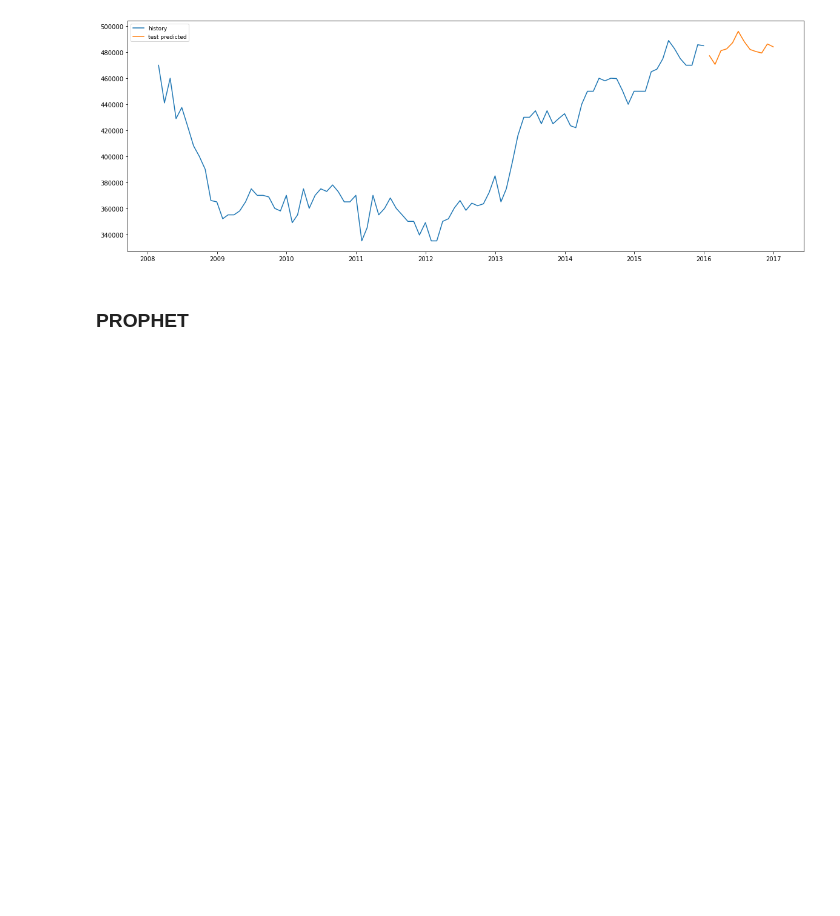
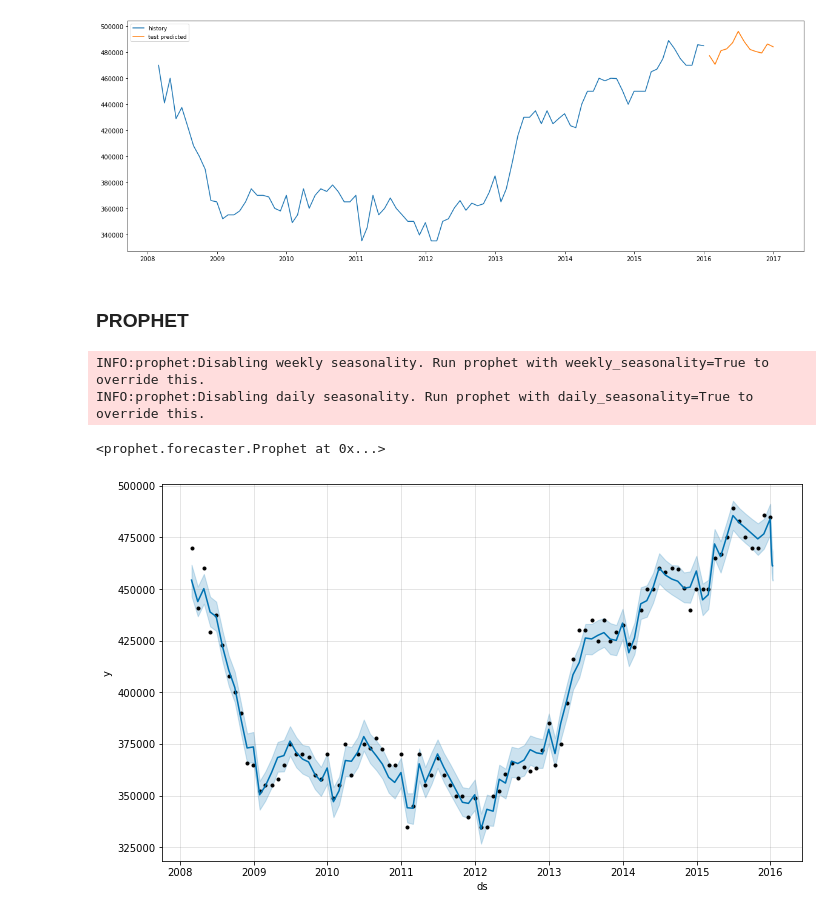
Before and after one commit to camilochaves10/time-series-group-project, a Jupyter notebook: time_series_group_project.ipynb, the cells around one changed output. Cells and saved outputs as stored; diff of their text form; code cells hidden in the pictures; blank space fills up the shorter version.

```diff
--- a/time_series_group_project.ipynb
+++ b/time_series_group_project.ipynb
@@ -279,5 +293,23 @@ plt.legend(loc='upper left', fontsize=9)
 plt.show()
 # %% [output]
 [figure]
-# %% [markdown]
-### PROPHET
+# %% [markdown]
+### PROPHET
+# %%
+pf_train=df_train.copy().reset_index().rename(columns={'Date': 'ds','MedianSoldPrice_AllHomes.California': 'y'})
+
+model_pf=Prophet()
+model_pf.fit(pf_train)
+# %% [output]
+INFO:prophet:Disabling weekly seasonality. Run prophet with weekly_seasonality=True to override this.
+INFO:prophet:Disabling daily seasonality. Run prophet with daily_seasonality=True to override this.
+<prophet.forecaster.Prophet at 0x...>
+# %%
+pf_test=df_test.copy().reset_index().rename(columns={'Date': 'ds','MedianSoldPrice_AllHomes.California': 'y'})
+
+future = model_pf.make_future_dataframe(periods=len(pf_test))
+forecast = model_pf.predict(future)
+model_pf.plot(forecast)
+plt.show()
+# %% [output]
+[figure, added]
```
Also changed, not shown: parts of 45 cells of this notebook.
